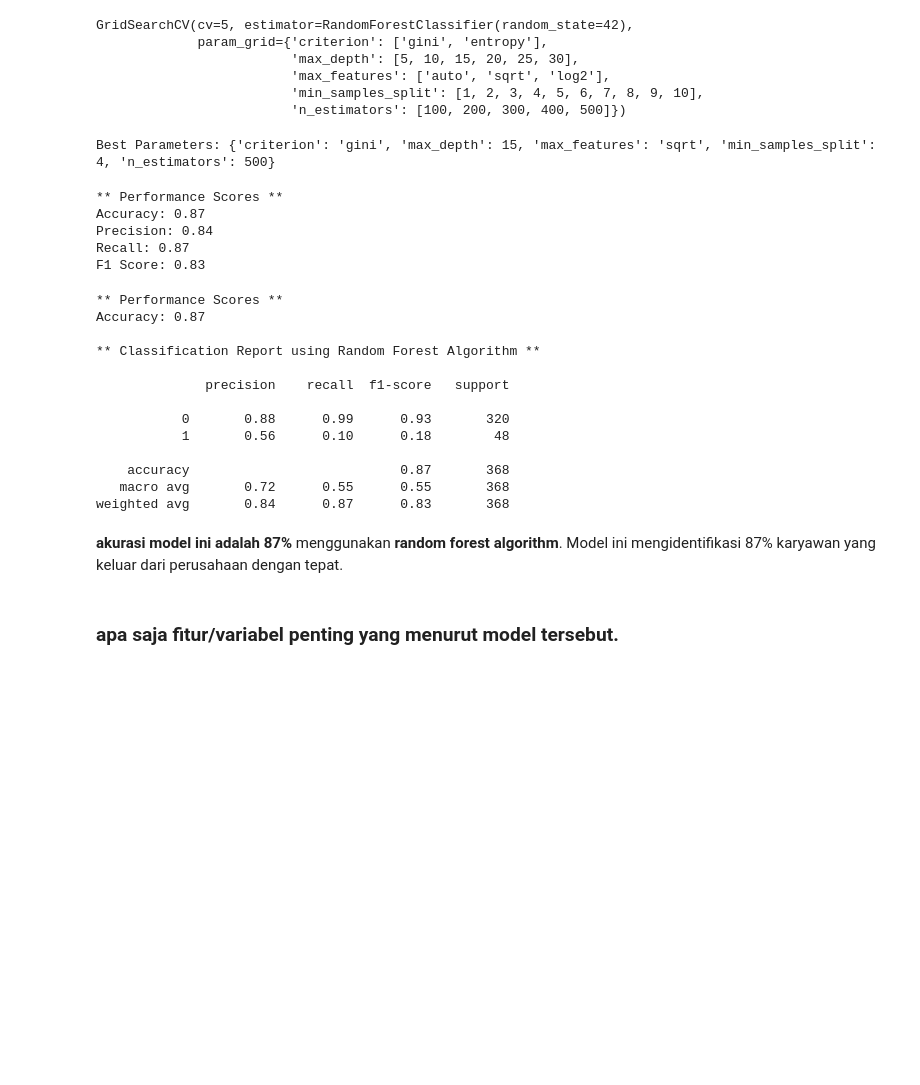
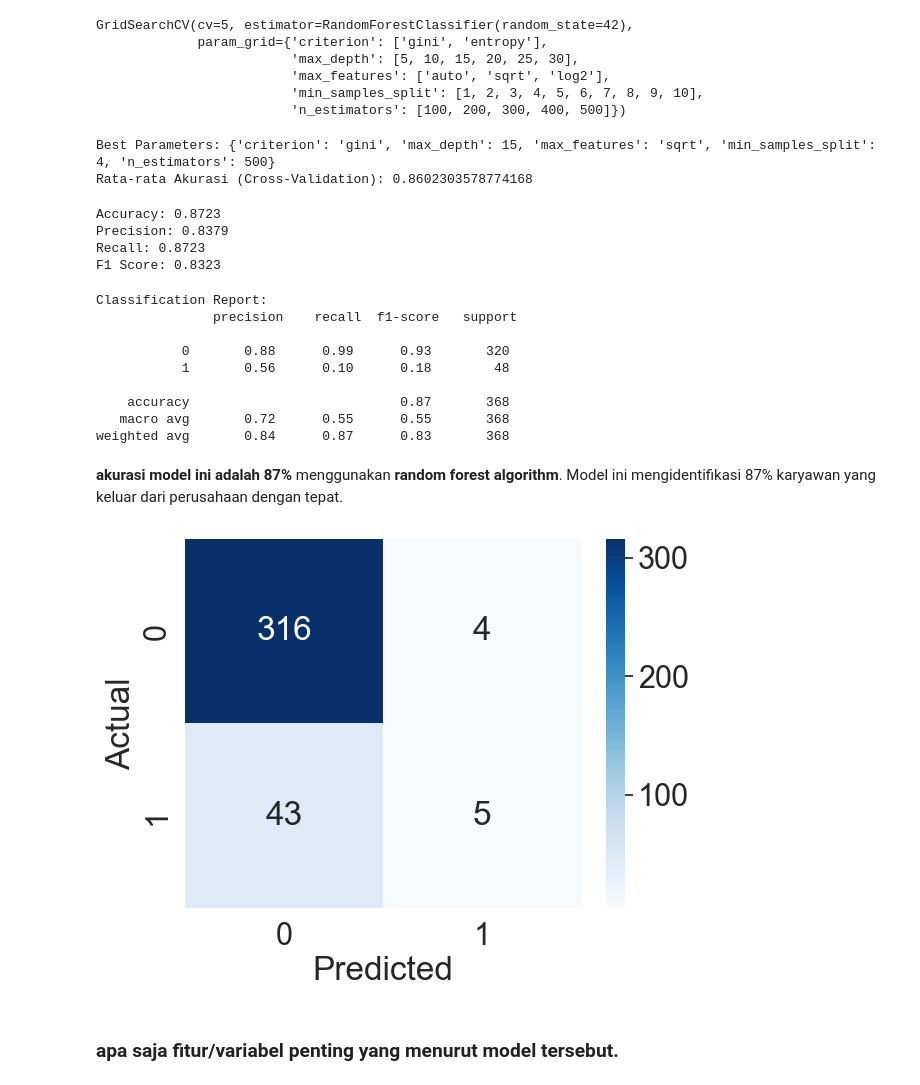
Before and after one commit to syifatalithaa/employee-attrition, a Jupyter notebook: models/randomforest.ipynb, the cells around one changed output. Saved outputs shown, nothing was run; the diff lists cells and outputs as text; code cells hidden in the pictures; blank space fills up the shorter version.

```diff
--- a/models/randomforest.ipynb
+++ b/models/randomforest.ipynb
@@ -755,8 +753,10 @@ best_model_rf = grid_search_rf.best_estimator_
 Y_pred = best_model_rf.predict(X_test)
 
 print("Best Parameters:", grid_search_rf.best_params_)
+print("Rata-rata Akurasi (Cross-Validation):", grid_search_rf.best_score_)
 # %% [output]
 Best Parameters: {'criterion': 'gini', 'max_depth': 15, 'max_features': 'sqrt', 'min_samples_split': 4, 'n_estimators': 500}
+Rata-rata Akurasi (Cross-Validation): 0.8602303578774168
 # %%
 from sklearn.metrics import precision_score, recall_score, f1_score
 
@@ -765,14 +765,12 @@ precision = precision_score(Y_test, Y_pred, average='weighted')
 recall = recall_score(Y_test, Y_pred, average='weighted')
 f1 = f1_score(Y_test, Y_pred, average='weighted')
 
-print('** Performance Scores **')
-print('Accuracy: {0:.2f}'.format(accuracy))
-print('Precision: {0:.2f}'.format(precision))
-print('Recall: {0:.2f}'.format(recall))
-print('F1 Score: {0:.2f}'.format(f1))
+print(f"Accuracy: {accuracy:.4f}")
+print(f"Precision: {precision:.4f}")
+print(f"Recall: {recall:.4f}")
+print(f"F1 Score: {f1:.4f}")
 # %% [output]
-** Performance Scores **
-Accuracy: 0.87
-Precision: 0.84
-Recall: 0.87
-F1 Score: 0.83
+Accuracy: 0.8723
+Precision: 0.8379
+Recall: 0.8723
+F1 Score: 0.8323
@@ -779,18 +779,8 @@ F1 Score: 0.83
 # %%
-print('\n** Performance Scores **')
-
-accuracy = best_model_rf.score(X_test, Y_test)
-print('Accuracy: {0:.2f}'.format(accuracy))
-
-print('\n** Classification Report using Random Forest Algorithm **\n')
-print(metrics.classification_report(Y_test,Y_pred))
+print("\nClassification Report:\n", metrics.classification_report(Y_test, Y_pred))
 # %% [output]
-** Performance Scores **
-Accuracy: 0.87
-
-** Classification Report using Random Forest Algorithm **
-
-              precision    recall  f1-score   support
+Classification Report:
+               precision    recall  f1-score   support
 
            0       0.88      0.99      0.93       320
            1       0.56      0.10      0.18        48
@@ -800,6 +790,14 @@ Accuracy: 0.87
 weighted avg       0.84      0.87      0.83       368
 # %% [markdown]
 **akurasi model ini adalah 87%** menggunakan **random forest algorithm**. Model ini mengidentifikasi 87% karyawan yang keluar dari perusahaan dengan tepat.
+# %%
+cm = confusion_matrix(Y_test, Y_pred)
+sns.heatmap(cm, annot=True, fmt='d', cmap='Blues')
+plt.xlabel('Predicted')
+plt.ylabel('Actual')
+plt.show()
+# %% [output]
+[figure, added]
 # %% [markdown]
 ### apa saja fitur/variabel penting yang menurut model tersebut.
 # %%
```
Also changed, not shown: parts of 3 cells of this notebook, 2 other files.
